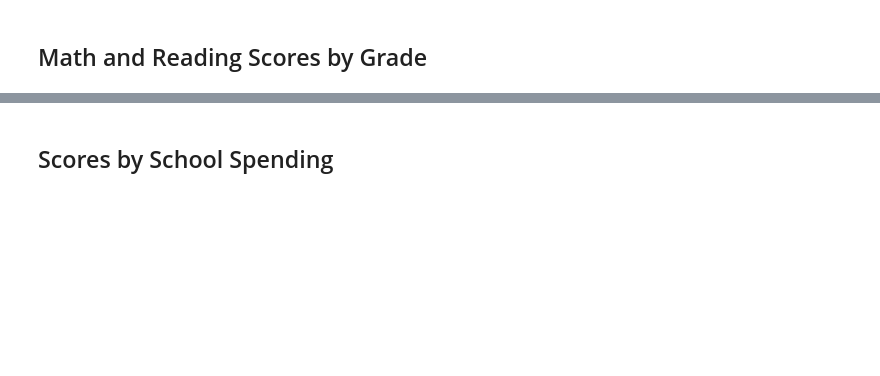
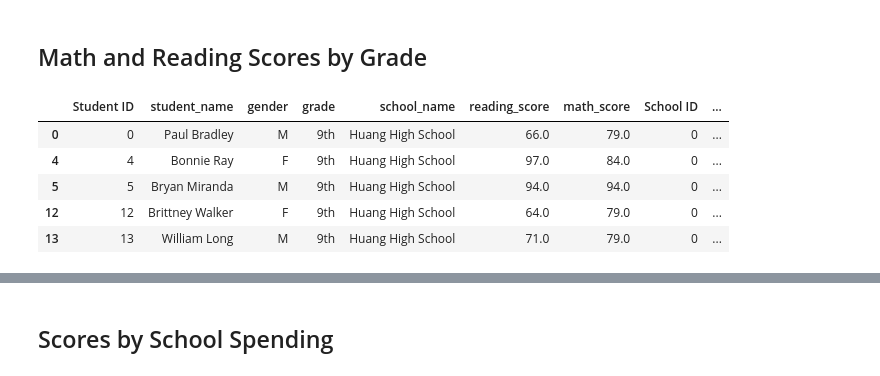
Before and after one commit to Jared2me/School_District_Analysis, a Jupyter notebook: PyCitySchools_Challenge.ipynb, the cells around one changed output, grey strips where cells are left out. Cells and saved outputs as stored; diff of their text form; code cells hidden in the pictures; blank space fills up the shorter version.

```diff
--- a/PyCitySchools_Challenge.ipynb
+++ b/PyCitySchools_Challenge.ipynb
@@ -330,9 +391,19 @@ top_schools.head()
 ## Math and Reading Scores by Grade
 # %%
 # Create a Series of scores by grade levels using conditionals.
+total_9th_graders = school_data_complete_df.loc[(school_data_complete_df["grade"] == "9th")]
+total_9th_graders.head()
+
 
 
 # Group each school Series by the school name for the average math score.
 
 
 # Group each school Series by the school name for the average reading score.
+# %% [output]
+|  | Student ID | student_name | gender | grade | school_name | reading_score | math_score | School ID | ... |
+| 0 | 0 | Paul Bradley | M | 9th | Huang High School | 66.0 | 79.0 | 0 | ... |
+| 4 | 4 | Bonnie Ray | F | 9th | Huang High School | 97.0 | 84.0 | 0 | ... |
+| 5 | 5 | Bryan Miranda | M | 9th | Huang High School | 94.0 | 94.0 | 0 | ... |
+| 12 | 12 | Brittney Walker | F | 9th | Huang High School | 64.0 | 79.0 | 0 | ... |
+| 13 | 13 | William Long | M | 9th | Huang High School | 71.0 | 79.0 | 0 | ... |
```
Also changed, not shown: parts of 41 cells of this notebook.
